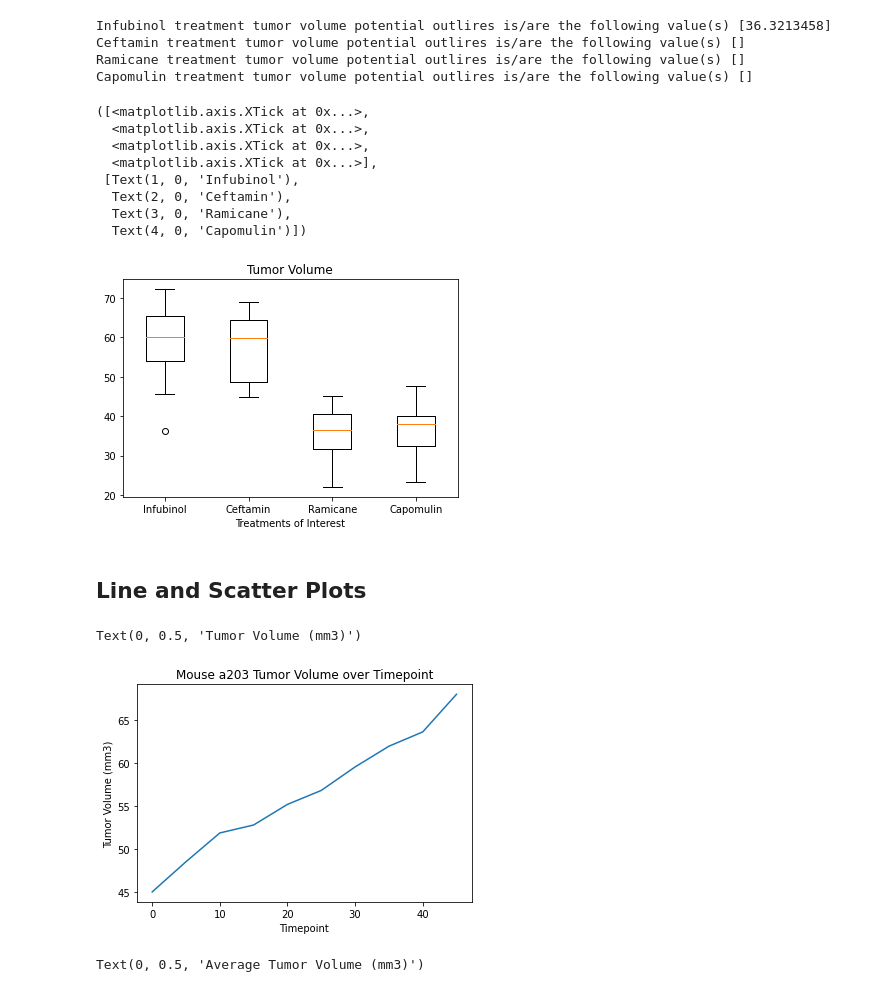
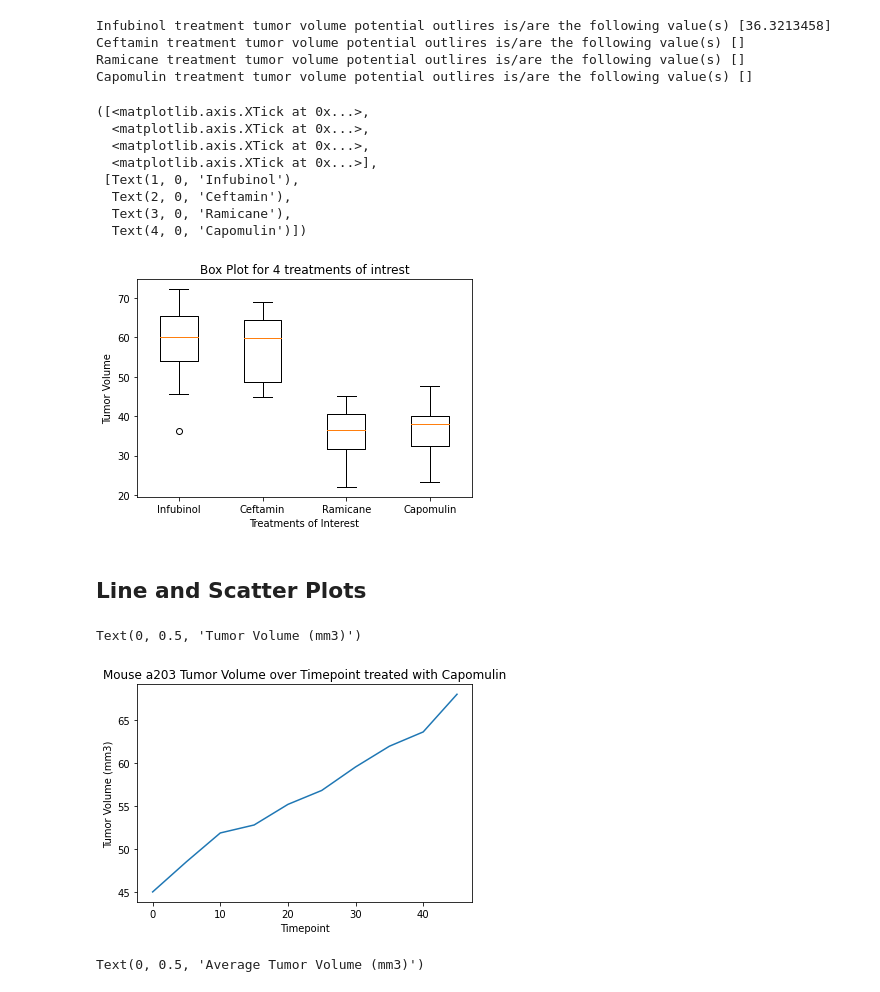
Before and after one commit to atokarev0717/matplotlib-challenge, a Jupyter notebook: pymaceuticals.ipynb, the cells around one changed output. Saved outputs shown, nothing was run; the diff lists cells and outputs as text; code cells hidden in the pictures.

```diff
--- a/pymaceuticals.ipynb
+++ b/pymaceuticals.ipynb
@@ -318,9 +337,10 @@ Capomulin treatment tumor volume potential outlires is/are the following value(s
 # %%
 # Generate a box plot of the final tumor volume of each mouse across four regimens of interest
 fig1, ax1 = plt.subplots()
-ax1.set_title('Tumor Volume')
+ax1.set_title('Box Plot for 4 treatments of intrest')
 ax1.boxplot([tumor_volume_Infubinol, tumor_volume_Ceftamin, tumor_volume_Ramicane, tumor_volume_Capomulin])
 ax1.set_xlabel('Treatments of Interest')
+ax1.set_ylabel('Tumor Volume')
 plt.xticks([1, 2, 3, 4], treatments)
 # %% [output]
 ([<matplotlib.axis.XTick at 0x...>,
@@ -331,19 +351,19 @@ plt.xticks([1, 2, 3, 4], treatments)
   Text(2, 0, 'Ceftamin'),
   Text(3, 0, 'Ramicane'),
   Text(4, 0, 'Capomulin')])
-[figure, old version]
+[figure, new version]
 # %% [markdown]
 ## Line and Scatter Plots
 # %%
 # Generate a line plot of tumor volume vs. time point for a mouse treated with Capomulin
 a203_mouse = clean_df[clean_df['Mouse ID']=='a203']
 plt.plot(a203_mouse['Timepoint'], a203_mouse['Tumor Volume (mm3)'])
-plt.title('Mouse a203 Tumor Volume over Timepoint')
+plt.title('Mouse a203 Tumor Volume over Timepoint treated with Capomulin')
 plt.xlabel('Timepoint')
 plt.ylabel('Tumor Volume (mm3)')
 # %% [output]
 Text(0, 0.5, 'Tumor Volume (mm3)')
-[figure, old version]
+[figure, new version]
 # %%
 # Generate a scatter plot of average tumor volume vs. mouse weight for the Capomulin regimen
 Capomulin_df = clean_df[clean_df['Drug Regimen']=='Capomulin']
```
Also changed, not shown: parts of 6 cells of this notebook.
